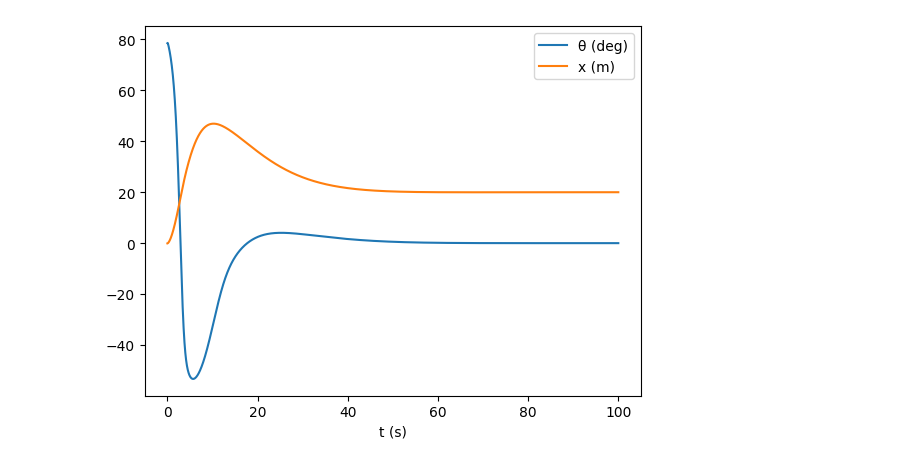
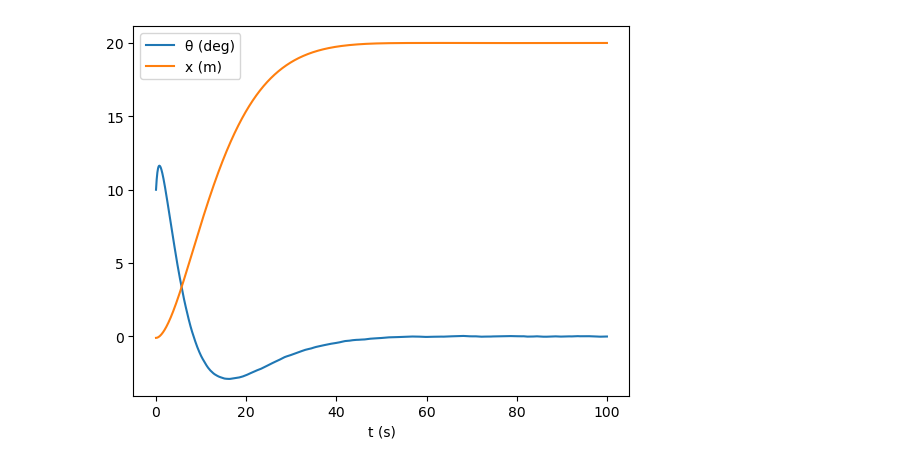
Before and after one commit to Leo-Tron-usyd/thesis-code, a Jupyter notebook: thesisA control verification.ipynb, the cells around one changed output. Cells and saved outputs as stored; diff of their text form; code cells hidden in the pictures.

Commit message:
finished the position regulation control strategy

```diff
--- a/thesisA control verification.ipynb
+++ b/thesisA control verification.ipynb
@@ -95,20 +95,19 @@ ddq_num    = sp.lambdify((theta, x, dtheta, dx), ddq.subs(params), 'numpy')
 # numeric mass matrix
 M_I_num = sp.lambdify((theta, x, m, M, g, l), M_I, 'numpy')
 
+# identical inertia matrix
+# def nu_func(theta_val, x_val, dtheta_val, dx_val):
+#     ddq = ddq_num(theta_val, x_val, dtheta_val, dx_val)
+#     return ddq
+
 def nu_func(theta_val, x_val, dtheta_val, dx_val):
-    ddq = ddq_num(theta_val, x_val, dtheta_val, dx_val)
-    return ddq[0], ddq[1]
+    u = u_num(theta_val, x_val, dtheta_val, dx_val)
+    return u
 # %%
 import numpy as np
 import sympy as sp
 from matplotlib import pyplot as plt
 from scipy.integrate import solve_ivp
-
-# pull numeric params from your dict
-m_val = float(params[m]); M_val = float(params[M])
-g_val = float(params[g]); l_val = float(params[l])
-a_val = g_val / l_val
-b_val = 1.0 / l_val
 
 
 # M_I(q): inverse mass matrix function -> numpy 2x2
@@ -116,19 +115,83 @@ M_I_num = sp.lambdify((theta, x, m, M, g, l), M_I, 'numpy')
 
 
 
+# def dynamics_ph(t, z):
+#     # Unpack the state vector [theta, x, p_theta, p_x]
+#     th, x, dth, dx = z
+#     ddq= nu_func(th, x, dth, dx)
+#     ddth,ddx = ddq.flatten()
+#     return [dth, dx, ddth, ddx]
+
+
+# A global counter to control how often we print debug info
+debug_counter = 0
+
+# A global counter to control how often we print debug info
+debug_counter = 0
+
+th_filtered_prev = 0.0
+dth_filtered_prev = 0.0
+is_first_run = True # A flag to initialize the filter correctly
+
 def dynamics_ph(t, z):
-    # Unpack the state vector [theta, x, p_theta, p_x]
+    global debug_counter, th_filtered_prev, dth_filtered_prev, is_first_run
+
+    # 1. Unpack the TRUE state vector
     th, x, dth, dx = z
-    ddth,ddx = nu_func(th, x, dth, dx)
+
+    # 2. Simulate Sensor Noise
+    angle_noise_std_dev = 0.005
+    angle_rate_noise_std_dev = 0.01
+    th_measured = th + np.random.normal(0, angle_noise_std_dev)
+    dth_measured = dth + np.random.normal(0, angle_rate_noise_std_dev)
+
+    x_measured = x + np.random.normal(0, 0.01)  # Simulate noise in position
+    dx_measured = dx + np.random.normal(0, 0.01)  # Simulate noise in velocity
+
+
+    # 4. Controller uses the CLEAN, FILTERED values
+    v = nu_func(th_measured, x_measured, dth_measured, dx_measured)
+
+    # 5. Translate 'v' into the real physical force 'u' (using TRUE state)
+    u = params[m] * params[l] * (
+            (params[g] / params[l]) * np.cos(th) * np.sin(th) -
+            np.sin(th) * dth**2 +
+            ((np.sin(th)**2 + params[M] / params[m]) * v / params[l])
+    )
+
+    # 6. Solve for real accelerations (using TRUE state)
+    a1 = params[M] + params[m]
+    b1 = params[m] * params[l] * np.cos(th)
+    c1 = u + params[m] * params[l] * np.sin(th) * (dth**2)
+
+    d1 = params[m] * params[l] * np.cos(th)
+    e1 = params[m] * params[l]**2
+    f1 = params[m] * params[g] * params[l] * np.sin(th)
+
+    A = np.array([[a1, b1], [d1, e1]])
+    B = np.array([c1, f1])
+
+    solution = np.linalg.solve(A, B)
+    ddx, ddth = solution[0], solution[1]
+    # --- Optional Debugging Output ---
+    if debug_counter % 10000 == 0:
+        print(f"Time: {t:.2f} s")
+        print(f"  State (True): th={np.rad2deg(th):.2f} deg, dth={dth:.2f} rad/s")
+        print(f"  State (Noisy): th_m={np.rad2deg(th_measured):.2f} deg, dth_m={dth_measured:.2f} rad/s")
+        print(f"  Controller Output v: {v:.4f}")
+        print(f"  Calculated Force u: {u:.4f}")
+        print("-" * 30)
+    debug_counter += 1
+
+    # 6. Return the derivative of the TRUE state vector
     return [dth, dx, ddth, ddx]
-
 
 
 # simulate
 T = 100
-z0 = np.array([sp.pi/2 - 0.2, -0.1, 0.1, 0], dtype=float)  # [θ, x, pθ, px]
-sol = solve_ivp(dynamics_ph, (0, T), z0, t_eval=np.linspace(0, T, 300000),
-                rtol=1e-8, atol=1e-10)
+z0 = np.array([np.deg2rad(10.0), -0.1, 0.1, 0], dtype=float)  # [θ, x, pθ, px]
+sol = solve_ivp(dynamics_ph, (0, T), z0, t_eval=np.linspace(0, T, 2000),
+                rtol=1e-4, atol=1e-6)
 
 
 t = sol.t
@@ -144 +224 @@ plt.show()
-[figure, old version]
+[figure, new version]
```
Also changed, not shown: parts of 1 cell of this notebook.
